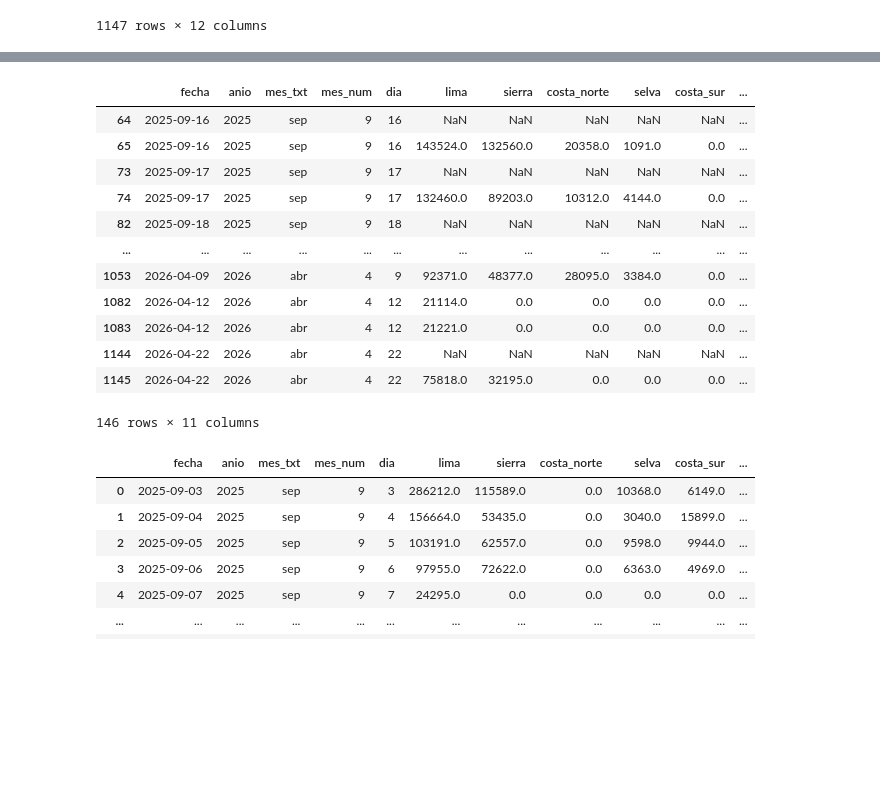
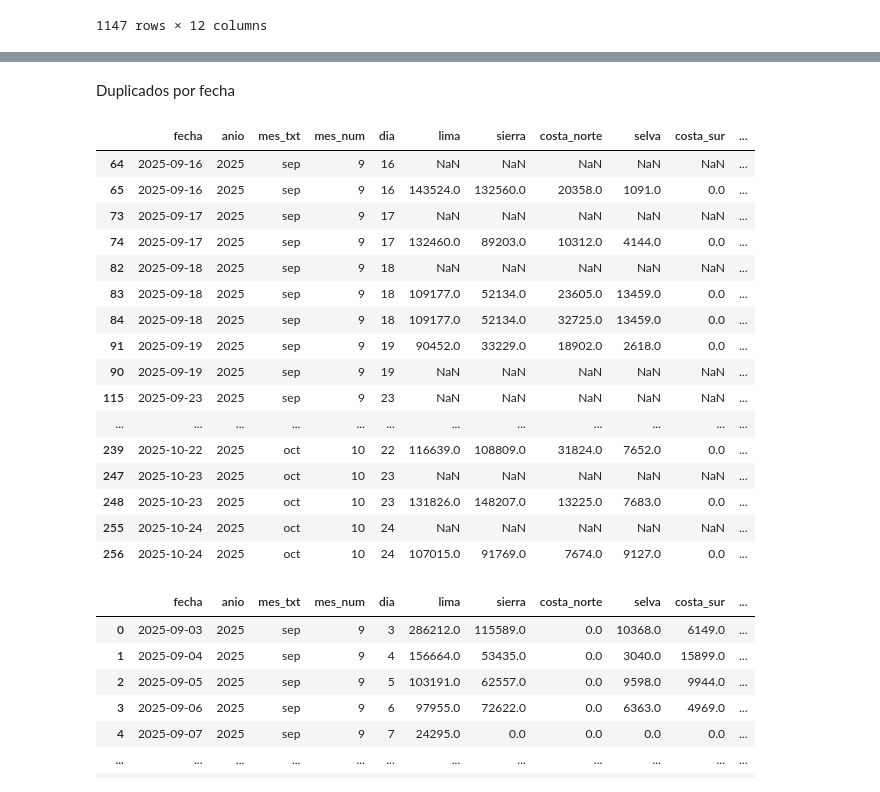
Before and after one commit to isdextre/Data-science-applied-projects, a Jupyter notebook: full-time-series-analysis-egg-prices-peru/notebooks/02_extraer_informacion_tabla2.ipynb, the cells around one changed output, grey strips where cells are left out. Cells and saved outputs as stored; diff of their text form; code cells hidden in the pictures; blank space fills up the shorter version.

```diff
--- a/full-time-series-analysis-egg-prices-peru/notebooks/01_extraer_informacion_tabla2.ipynb
+++ b/full-time-series-analysis-egg-prices-peru/notebooks/02_extraer_informacion_tabla2.ipynb
@@ -174,7 +174,15 @@ def parsear_tabla2(texto_tabla2, texto_pagina, pdf_file):
 # %%
 if os.path.exists(output_file_tabla2):
     df_hist_tabla2 = pd.read_csv(output_file_tabla2, parse_dates=["fecha"])
-    pdfs_procesados = set(df_hist_tabla2["pdf_file"].dropna().unique())
+
+    # limpiar histórico: eliminar filas sin pdf_file
+    df_hist_tabla2 = df_hist_tabla2[df_hist_tabla2["pdf_file"].notna()].copy()
+    df_hist_tabla2["pdf_file"] = df_hist_tabla2["pdf_file"].astype(str).str.strip()
+
+    # guardar histórico limpio
+    df_hist_tabla2.to_csv(output_file_tabla2, index=False)
+
+    pdfs_procesados = set(df_hist_tabla2["pdf_file"].unique())
 else:
     df_hist_tabla2 = pd.DataFrame(columns=COLUMNAS_TABLA2)
     pdfs_procesados = set()
@@ -362,20 +421,27 @@ df_total_tabla2 = df_total_tabla2.drop_duplicates()
+# %% [markdown]
+Duplicados por fecha
 # %%
 # ahora revisamos duplucados por fecha
-df_total_tabla2[df_total_tabla2.duplicated(subset=["fecha"], keep=False)].sort_values("fecha")
+revisar = df_total_tabla2[df_total_tabla2.duplicated(subset=["fecha"], keep=False)].sort_values("fecha")
+revisar.head(30)
 # %% [output]
 |  | fecha | anio | mes_txt | mes_num | dia | lima | sierra | costa_norte | selva | costa_sur | ... |
 | 64 | 2025-09-16 | 2025 | sep | 9 | 16 | NaN | NaN | NaN | NaN | NaN | ... |
 | 65 | 2025-09-16 | 2025 | sep | 9 | 16 | 143524.0 | 132560.0 | 20358.0 | 1091.0 | 0.0 | ... |
 | 73 | 2025-09-17 | 2025 | sep | 9 | 17 | NaN | NaN | NaN | NaN | NaN | ... |
 | 74 | 2025-09-17 | 2025 | sep | 9 | 17 | 132460.0 | 89203.0 | 10312.0 | 4144.0 | 0.0 | ... |
 | 82 | 2025-09-18 | 2025 | sep | 9 | 18 | NaN | NaN | NaN | NaN | NaN | ... |
+| 83 | 2025-09-18 | 2025 | sep | 9 | 18 | 109177.0 | 52134.0 | 23605.0 | 13459.0 | 0.0 | ... |
+| 84 | 2025-09-18 | 2025 | sep | 9 | 18 | 109177.0 | 52134.0 | 32725.0 | 13459.0 | 0.0 | ... |
+| 91 | 2025-09-19 | 2025 | sep | 9 | 19 | 90452.0 | 33229.0 | 18902.0 | 2618.0 | 0.0 | ... |
+| 90 | 2025-09-19 | 2025 | sep | 9 | 19 | NaN | NaN | NaN | NaN | NaN | ... |
+| 115 | 2025-09-23 | 2025 | sep | 9 | 23 | NaN | NaN | NaN | NaN | NaN | ... |
 | ... | ... | ... | ... | ... | ... | ... | ... | ... | ... | ... | ... |
-| 1053 | 2026-04-09 | 2026 | abr | 4 | 9 | 92371.0 | 48377.0 | 28095.0 | 3384.0 | 0.0 | ... |
-| 1082 | 2026-04-12 | 2026 | abr | 4 | 12 | 21114.0 | 0.0 | 0.0 | 0.0 | 0.0 | ... |
-| 1083 | 2026-04-12 | 2026 | abr | 4 | 12 | 21221.0 | 0.0 | 0.0 | 0.0 | 0.0 | ... |
-| 1144 | 2026-04-22 | 2026 | abr | 4 | 22 | NaN | NaN | NaN | NaN | NaN | ... |
-| 1145 | 2026-04-22 | 2026 | abr | 4 | 22 | 75818.0 | 32195.0 | 0.0 | 0.0 | 0.0 | ... |
+| 239 | 2025-10-22 | 2025 | oct | 10 | 22 | 116639.0 | 108809.0 | 31824.0 | 7652.0 | 0.0 | ... |
+| 247 | 2025-10-23 | 2025 | oct | 10 | 23 | NaN | NaN | NaN | NaN | NaN | ... |
+| 248 | 2025-10-23 | 2025 | oct | 10 | 23 | 131826.0 | 148207.0 | 13225.0 | 7683.0 | 0.0 | ... |
+| 255 | 2025-10-24 | 2025 | oct | 10 | 24 | NaN | NaN | NaN | NaN | NaN | ... |
+| 256 | 2025-10-24 | 2025 | oct | 10 | 24 | 107015.0 | 91769.0 | 7674.0 | 9127.0 | 0.0 | ... |
-146 rows × 11 columns
 # %%
 cols_num = ["lima", "sierra", "costa_norte", "selva", "costa_sur", "total"]
 
```
Also changed, not shown: parts of 12 cells of this notebook, 14 other files.
